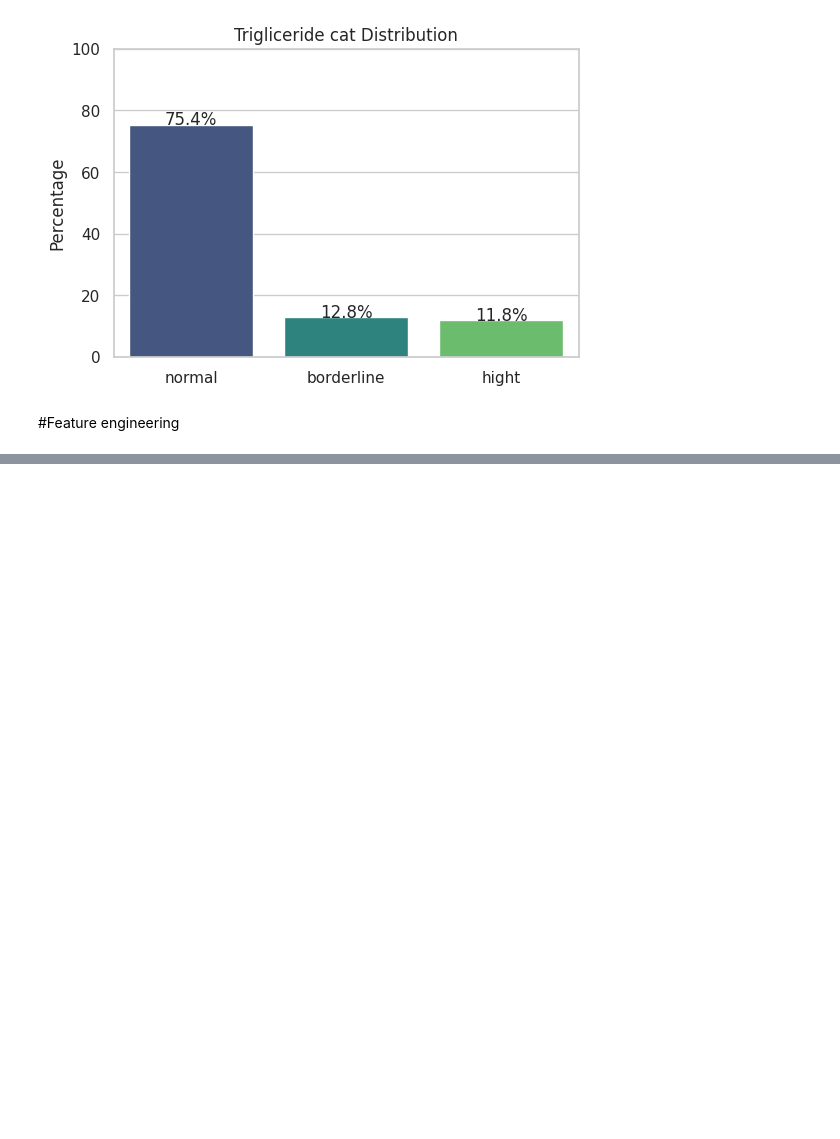
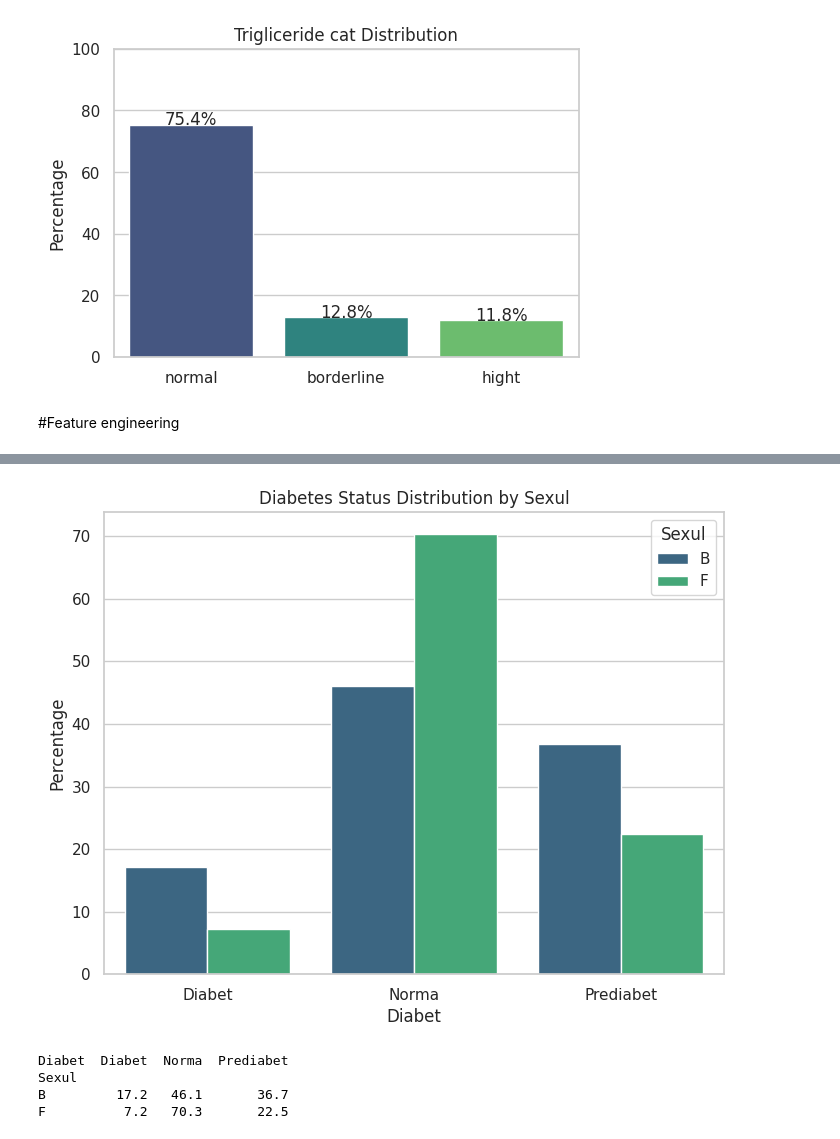
Before and after one commit to arnautoleg/Endocrinology, a Jupyter notebook: DZ_Endocrinolologie.ipynb, the cells around one changed output, grey strips where cells are left out. Cells and saved outputs as stored; diff of their text form; code cells hidden in the pictures; blank space fills up the shorter version.

```diff
--- a/DZ_Endocrinolologie.ipynb
+++ b/DZ_Endocrinolologie.ipynb
@@ -1052,0 +1260,43 @@ df.Insulina.isna().sum()
+# %%
+import seaborn as sns
+import matplotlib.pyplot as plt
+
+# Create a DataFrame that groups by 'Diabet' and 'Dichotomous_Var' and counts the occurrences
+grouped_df = df.groupby(['Diabet', 'Sexul']).size().reset_index(name='Count')
+
+# Calculate the total count for each category of the dichotomous variable
+total_counts = grouped_df.groupby('Sexul')['Count'].transform('sum')
+
+# Calculate the percentages
+grouped_df['Percentage'] = (grouped_df['Count'] / total_counts) * 100
+
+# Create a bar plot
+sns.set(style="whitegrid")
+plt.figure(figsize=(8, 6))
+
+# Create a grouped bar plot with percentages
+ax = sns.barplot(x='Diabet', y='Percentage', hue='Sexul', data=grouped_df, palette="viridis")
+
+# Set labels and title
+ax.set(ylabel="Percentage", title="Diabetes Status Distribution by Sexul")
+
+# Display the legend
+plt.legend(title='Sexul')
+
+plt.show()
+# %% [output]
+[figure, added]
+# %%
+
+import pandas as pd
+
+# Create a contingency table with percentages
+contingency_table = round(pd.crosstab(df['Sexul'], df['Diabet'], normalize='index') * 100, 1)
+
+# Display the contingency table
+print(contingency_table)
+# %% [output]
+Diabet  Diabet  Norma  Prediabet
+Sexul
+B         17.2   46.1       36.7
+F          7.2   70.3       22.5
```
Also changed, not shown: parts of 34 cells of this notebook.
